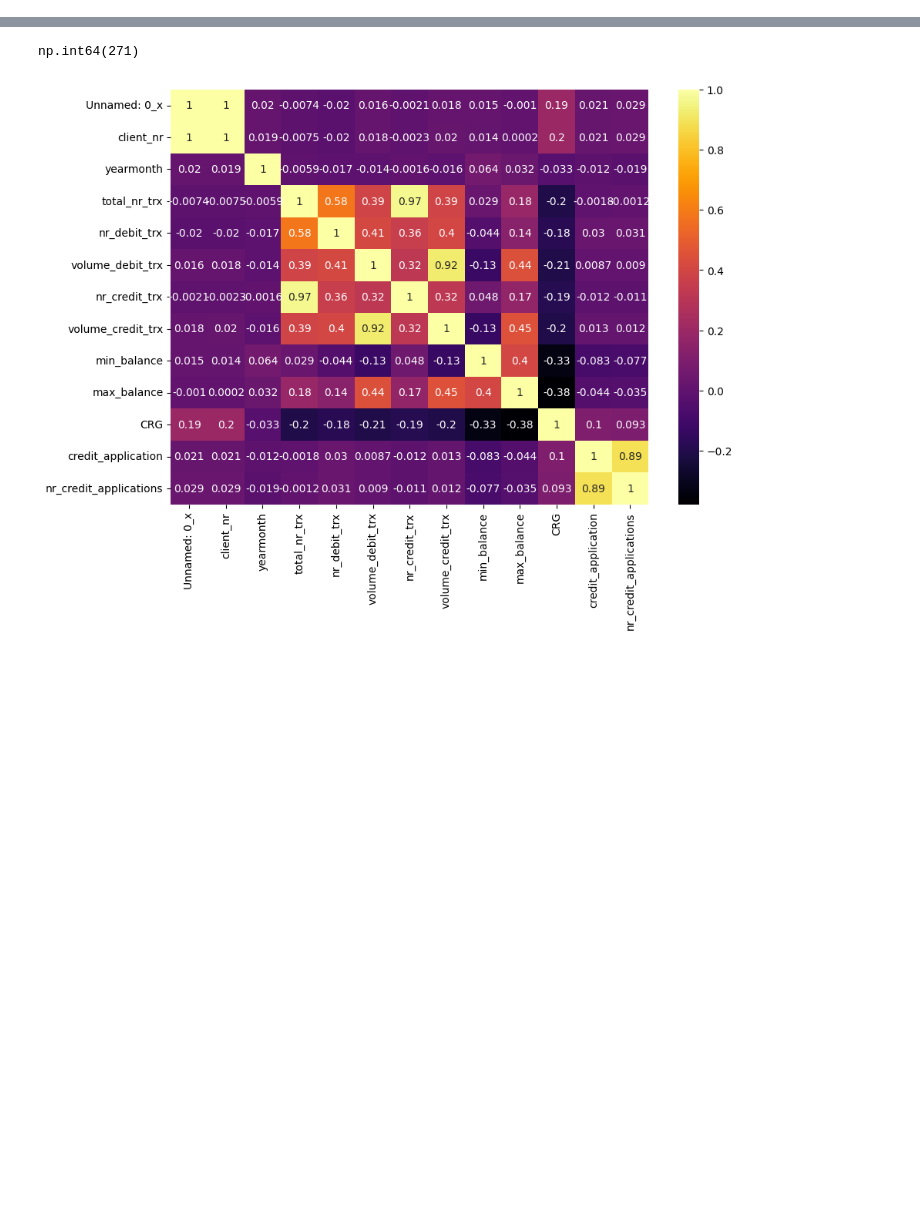
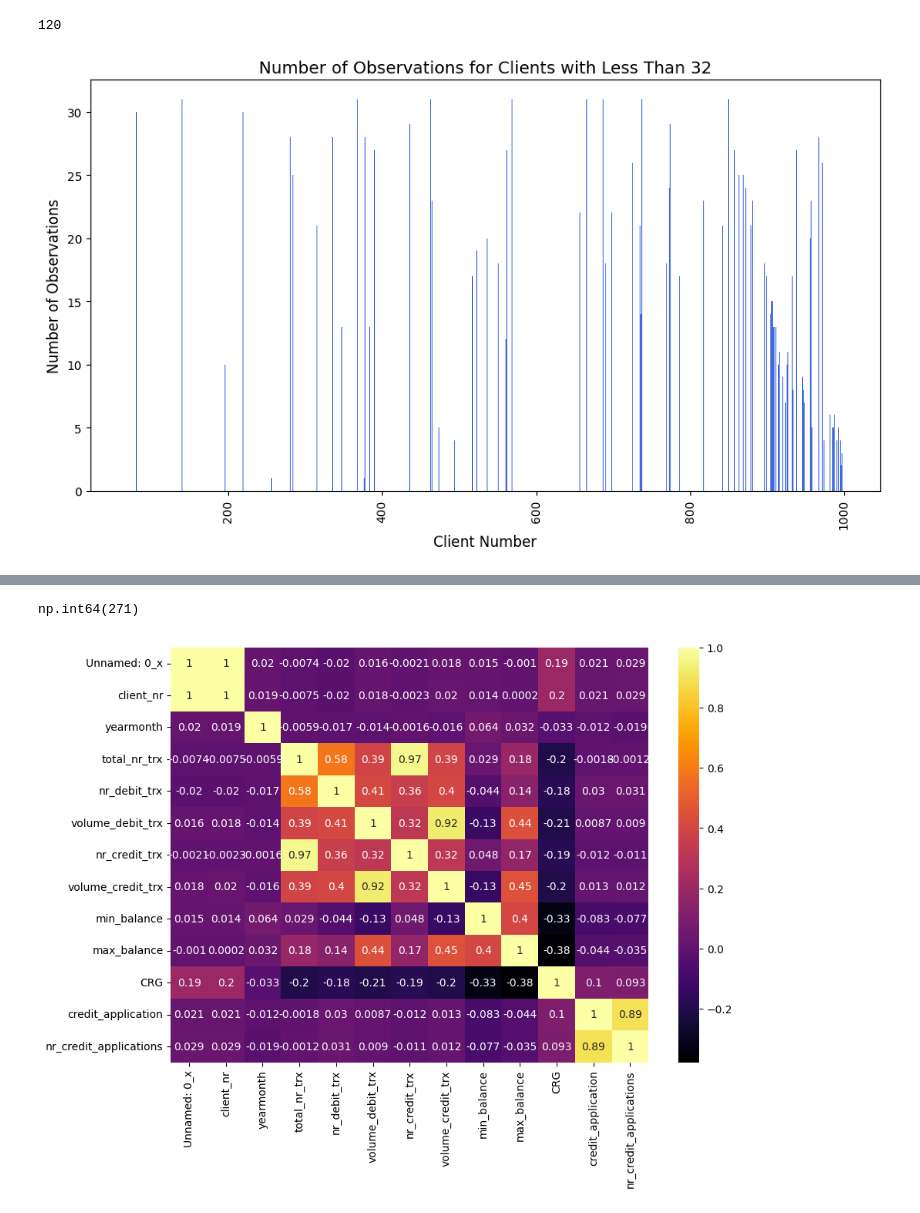
Before and after one commit to Mehranmzn/CL_prediction, a Jupyter notebook: notebooks/data_exploration.ipynb, the cells around one changed output, grey strips where cells are left out. Drawn from its saved outputs; the diff is of its cells as text; code cells hidden in the pictures; blank space fills up the shorter version.

```diff
--- a/notebooks/data_exploration.ipynb
+++ b/notebooks/data_exploration.ipynb
@@ -196,0 +262,2 @@ dtype: int64
+# %%
+df.drop(columns=['nr_credit_applications'], inplace=True)
@@ -196,0 +818,6 @@ dtype: int64
+# %%
+from sklearn.impute import SimpleImputer
+
+
+imputer = SimpleImputer(strategy='median')
+df_imputed = pd.DataFrame(imputer.fit_transform(df), columns=df.columns)
@@ -196,0 +1505,23 @@ dtype: int64
+# %%
+observation_counts = df_imputed['client_nr'].value_counts().reset_index()
+observation_counts.columns = ['client_number', 'num_observations']
+
+# Filter clients with less than 32 observations
+filtered_df = observation_counts[observation_counts['num_observations'] < 32]
+print(filtered_df.client_number.nunique())
+# Create the bar plot
+plt.figure(figsize=(10, 6))
+plt.bar(filtered_df['client_number'], filtered_df['num_observations'])
+
+# Customize the plot
+plt.xlabel('Client Number', fontsize=12)
+plt.ylabel('Number of Observations', fontsize=12)
+plt.title('Number of Observations for Clients with Less Than 32', fontsize=14)
+plt.xticks(rotation=90, fontsize=10)
+
+# Show the plot
+plt.tight_layout()
+plt.show()
+# %% [output]
+120
+[figure, added]
```
Also changed, not shown: parts of 56 cells of this notebook, 48 other files.
